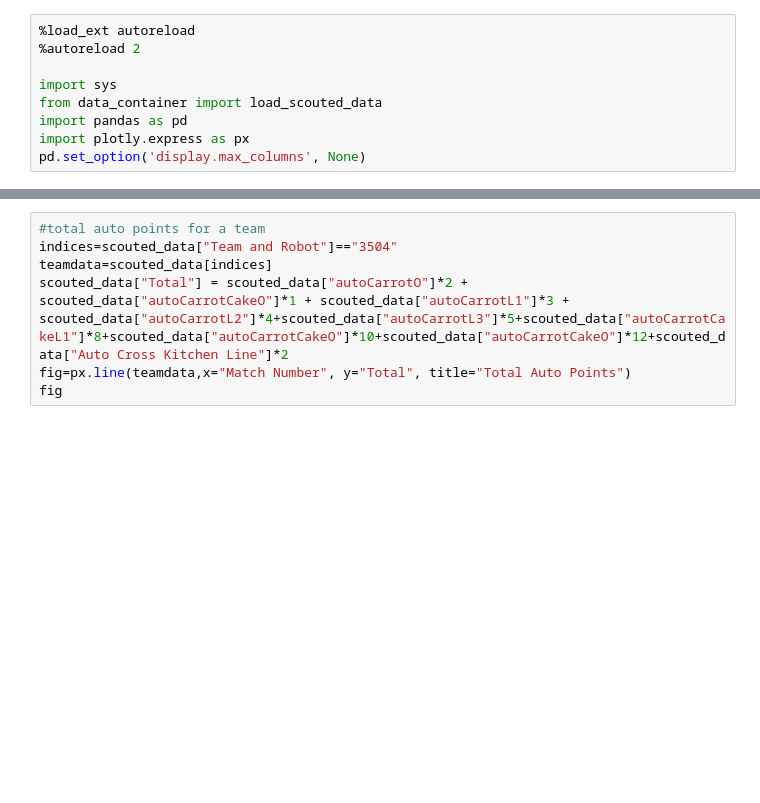
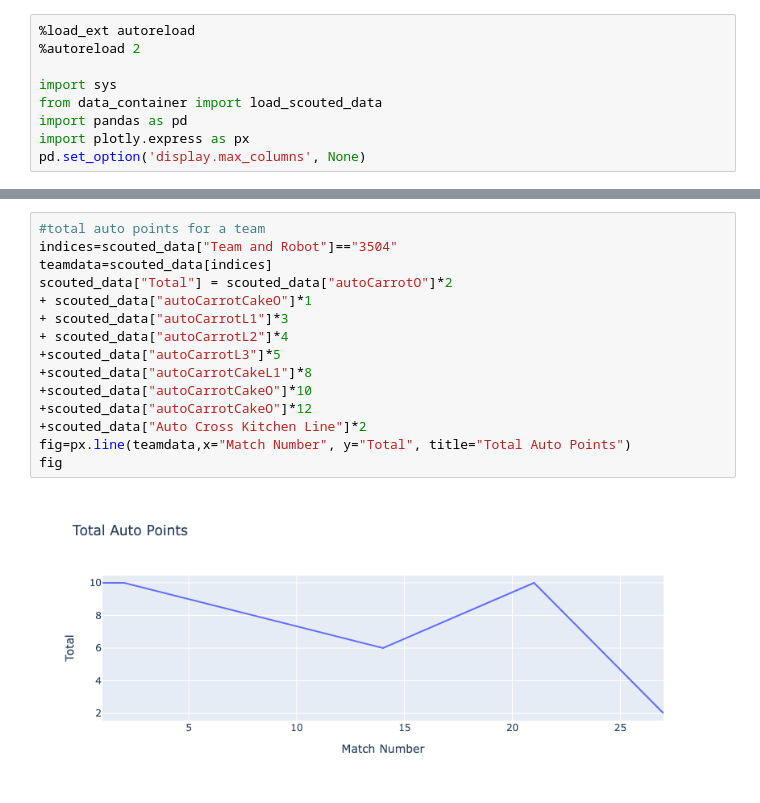
Before and after one commit to GirlsOfSteelRobotics/2026BunnyBotsScouting, a Jupyter notebook: notebooks/jinjin.ipynb, the cells around one changed output, grey strips where cells are left out. Saved outputs shown, nothing was run; the diff lists cells and outputs as text; blank space fills up the shorter version.

```diff
--- a/notebooks/jinjin.ipynb
+++ b/notebooks/jinjin.ipynb
@@ -61,7 +105,17 @@ fig
 # %%
 #total auto points for a team
 indices=scouted_data["Team and Robot"]=="3504"
 teamdata=scouted_data[indices]
-scouted_data["Total"] = scouted_data["autoCarrotO"]*2 + scouted_data["autoCarrotCakeO"]*1 + scouted_data["autoCarrotL1"]*3 + scouted_data["autoCarrotL2"]*4+scouted_data["autoCarrotL3"]*5+scouted_data["autoCarrotCakeL1"]*8+scouted_data["autoCarrotCakeO"]*10+scouted_data["autoCarrotCakeO"]*12+scouted_data["Auto Cross Kitchen Line"]*2
+scouted_data["Total"] = scouted_data["autoCarrotO"]*2
++ scouted_data["autoCarrotCakeO"]*1
++ scouted_data["autoCarrotL1"]*3
++ scouted_data["autoCarrotL2"]*4
++scouted_data["autoCarrotL3"]*5
++scouted_data["autoCarrotCakeL1"]*8
++scouted_data["autoCarrotCakeO"]*10
++scouted_data["autoCarrotCakeO"]*12
++scouted_data["Auto Cross Kitchen Line"]*2
 fig=px.line(teamdata,x="Match Number", y="Total", title="Total Auto Points")
 fig
+# %% [output]
+[figure, added]
```
Also changed, not shown: parts of 9 cells of this notebook.
